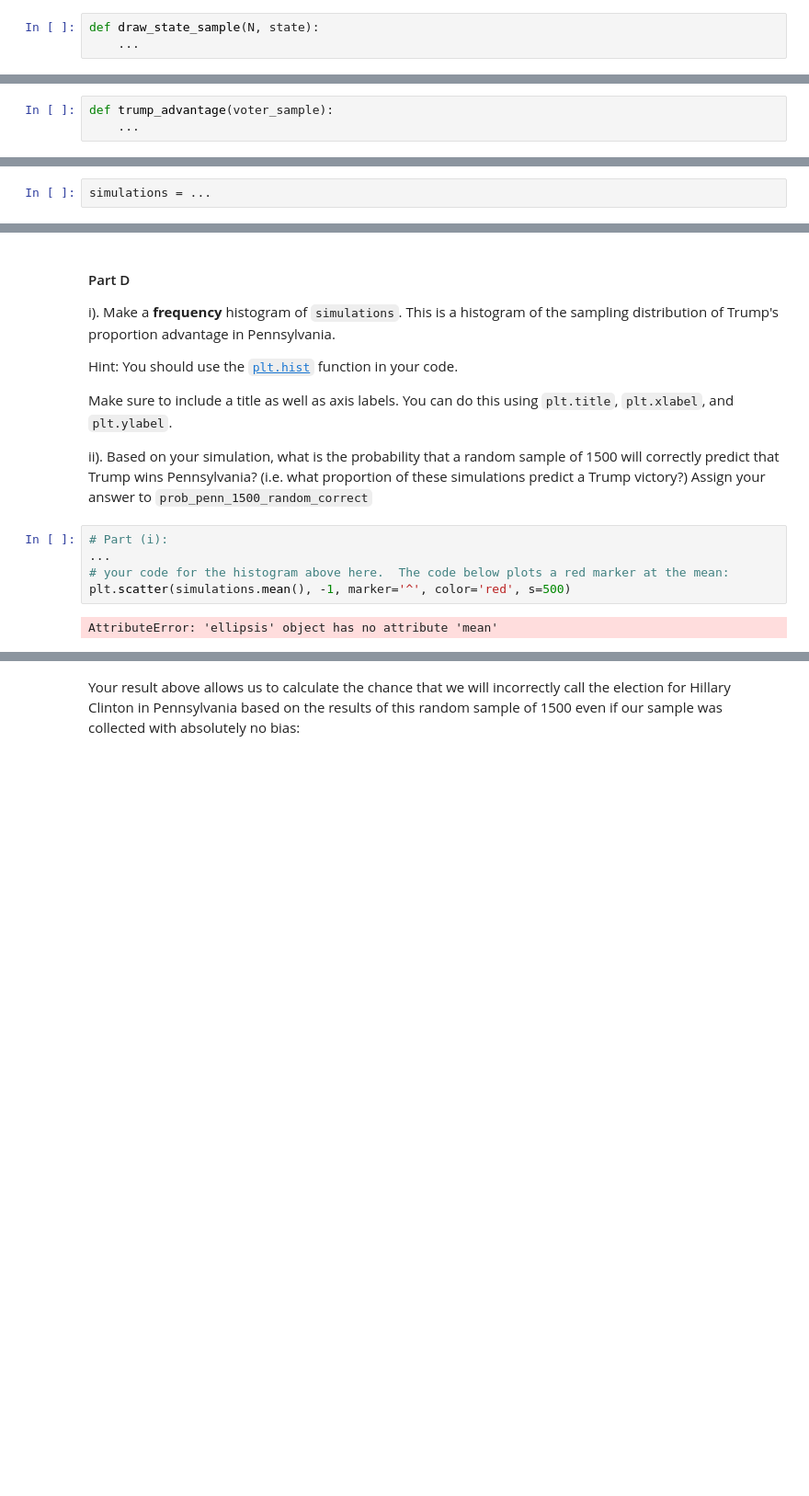
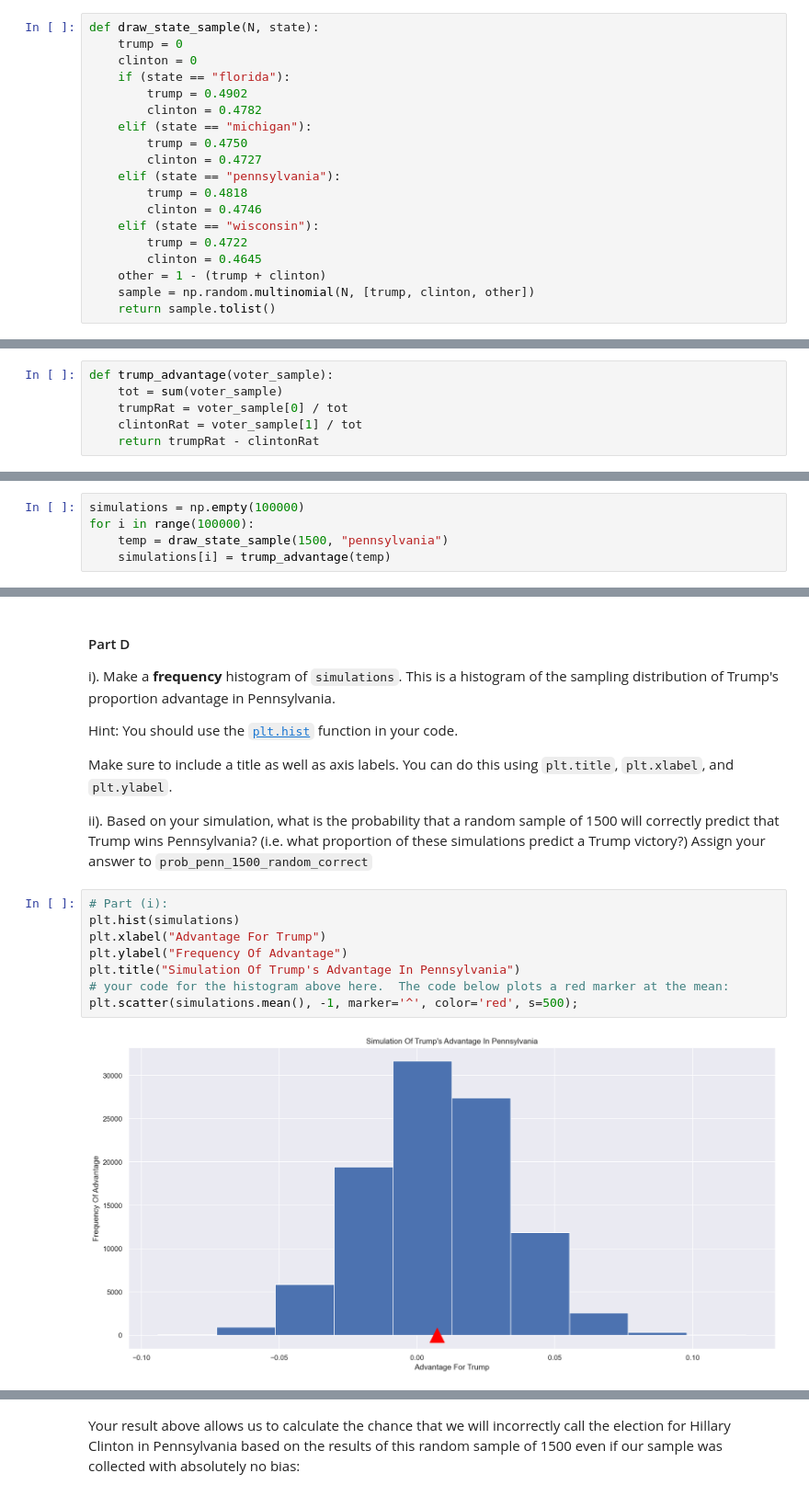
Before and after one commit to QuantumCompiler/CSPB-3022-Introduction-To-Data-Science-With-Probability-And-Statistics, a Jupyter notebook: CSPB 3022 - Assignments/CSPB 3022 - Assignment 7 - Covariance And Correlation, Independence - Sampling/Assignment 7 - Covariance And Correlation, Independence - Sampling.ipynb, the cells around one changed output, grey strips where cells are left out. Shown: that part at 92% size. Drawn from its saved outputs; the diff is of its cells as text; blank space fills up the shorter version.

```diff
--- a/CSPB 3022 - Assignments/CSPB 3022 - Assignment 7 - Covariance And Correlation, Independence - Sampling/Assignment 7 - Covariance And Correlation, Independence - Sampling.ipynb
+++ b/CSPB 3022 - Assignments/CSPB 3022 - Assignment 7 - Covariance And Correlation, Independence - Sampling/Assignment 7 - Covariance And Correlation, Independence - Sampling.ipynb
@@ -699,7 +702,23 @@ Using the table above, write a function `draw_state_sample(N, state)` that retur
 **Hint:** You might find `np.random.multinomial` useful.
 # %%
 def draw_state_sample(N, state):
-    ...
+    trump = 0
+    clinton = 0
+    if (state == "florida"):
+        trump = 0.4902
+        clinton = 0.4782
+    elif (state == "michigan"):
+        trump = 0.4750
+        clinton = 0.4727
+    elif (state == "pennsylvania"):
+        trump = 0.4818
+        clinton = 0.4746
+    elif (state == "wisconsin"):
+        trump = 0.4722
+        clinton = 0.4645
+    other = 1 - (trump + clinton)
+    sample = np.random.multinomial(N, [trump, clinton, other])
+    return sample.tolist()
 # %%
 grader.check("q5a")
 # %% [output]
@@ -728,7 +731,10 @@ q5a results:
 Now, create a function `trump_advantage` that takes in list of sample of votes (like the one returned by `draw_state_sample`) and returns the difference in the proportion of votes between Trump and Clinton. For example `trump_advantage([100, 60, 40])` should return `0.2`, since Trump had 50% of the votes in this sample and Clinton had 30%.  In contrast, `trump_advantage([60, 100, 40])` should return `-0.2`
 # %%
 def trump_advantage(voter_sample):
-    ...
+    tot = sum(voter_sample)
+    trumpRat = voter_sample[0] / tot
+    clintonRat = voter_sample[1] / tot
+    return trumpRat - clintonRat
 # %%
 grader.check("q5b")
 # %% [output]
@@ -756,7 +746,10 @@ Simulate Trump's advantage across 100,000 simple random samples of 1500 voters f
 
 That is, `simulations[i]` should be Trump's proportion advantage for the `i+1`th simple random sample.
 # %%
-simulations = ...
+simulations = np.empty(100000)
+for i in range(100000):
+    temp = draw_state_sample(1500, "pennsylvania")
+    simulations[i] = trump_advantage(temp)
 # %%
 grader.check("q5c")
 # %% [output]
@@ -791,10 +768,13 @@ Make sure to include a title as well as axis labels. You can do this using `plt.
 ii).  Based on your simulation, what is the probability that a random sample of 1500 will correctly predict that Trump wins Pennsylvania? (i.e. what proportion of these simulations predict a Trump victory?)  Assign your answer to `prob_penn_1500_random_correct`
 # %%
 # Part (i):
-...
+plt.hist(simulations)
+plt.xlabel("Advantage For Trump")
+plt.ylabel("Frequency Of Advantage")
+plt.title("Simulation Of Trump's Advantage In Pennsylvania")
 # your code for the histogram above here.  The code below plots a red marker at the mean:
-plt.scatter(simulations.mean(), -1, marker='^', color='red', s=500)
+plt.scatter(simulations.mean(), -1, marker='^', color='red', s=500);
 # %% [output]
-AttributeError: 'ellipsis' object has no attribute 'mean'
+[figure, added]
 # %%
 # Part (ii):
```
Also changed, not shown: parts of 15 cells of this notebook.
